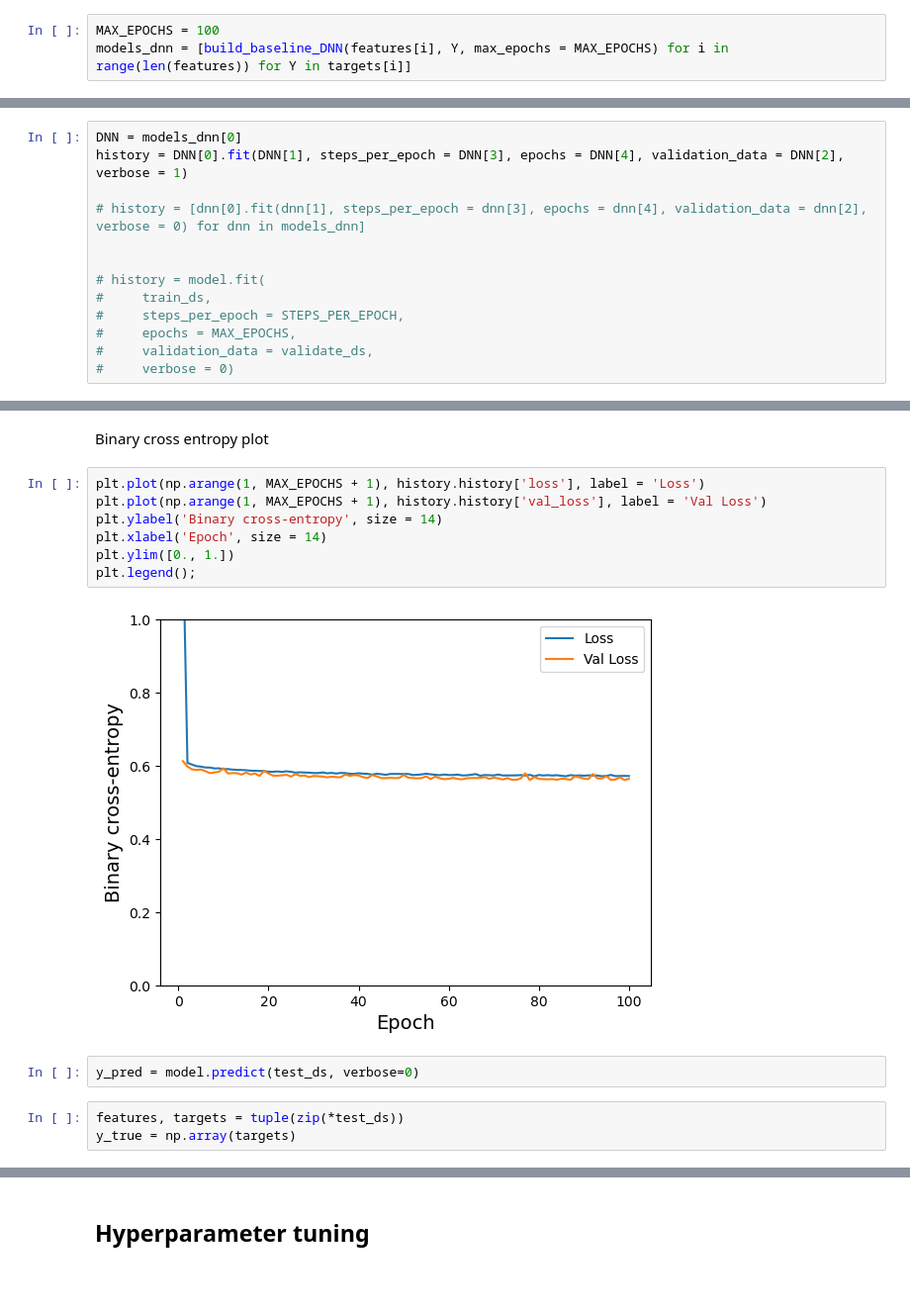
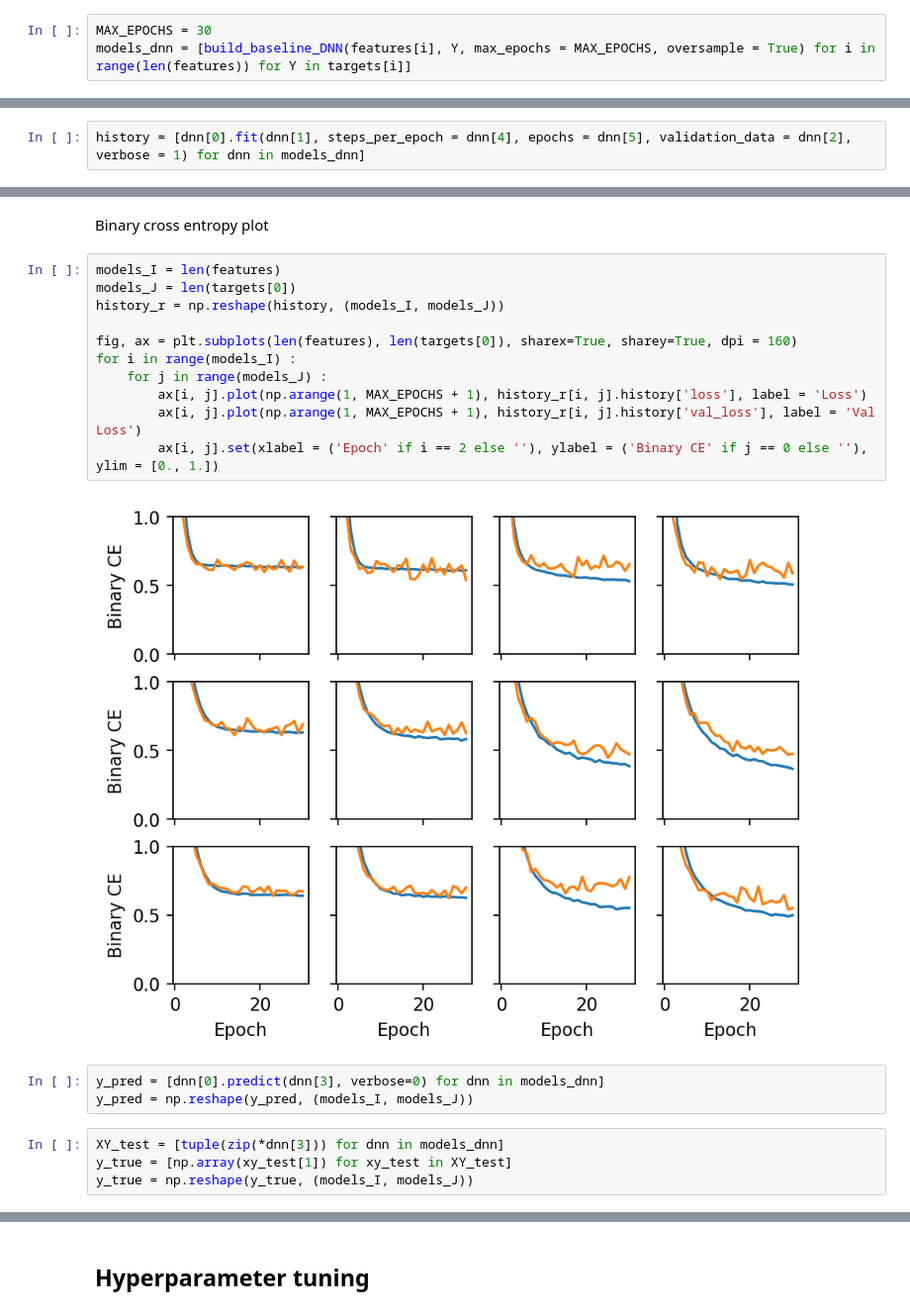
Before and after one commit to skylerstpierre/CardiovascularDiseaseClassification, a Jupyter notebook: CardiacDiseaseClassifiers_All.ipynb, the cells around one changed output, grey strips where cells are left out. Shown at 99% size. Saved outputs shown, nothing was run; the diff lists cells and outputs as text; blank space fills up the shorter version.

Commit message:
Trained 12 DNNs
Implemented:
- pre-shuffling for consistency across different datasets
- oversampling
- batch normalization prevented converging to trivial solutions

```diff
--- a/CardiacDiseaseClassifiers_All.ipynb
+++ b/CardiacDiseaseClassifiers_All.ipynb
@@ -129,5 +165,5 @@ def build_baseline_DNN(features, target, train_frac = 0.8, valtest_frac = 0.2, b
 # %% [markdown]
 #### Build 12 DNN models
 # %%
-MAX_EPOCHS = 100
-models_dnn = [build_baseline_DNN(features[i], Y, max_epochs = MAX_EPOCHS) for i in range(len(features)) for Y in targets[i]]
+MAX_EPOCHS = 30
+models_dnn = [build_baseline_DNN(features[i], Y, max_epochs = MAX_EPOCHS, oversample = True) for i in range(len(features)) for Y in targets[i]]
@@ -142,16 +170,5 @@ models_dnn[0]
 # %% [markdown]
 #### Train the models
 # %%
-DNN = models_dnn[0]
-history = DNN[0].fit(DNN[1], steps_per_epoch = DNN[3], epochs = DNN[4], validation_data = DNN[2], verbose = 1)
-
-# history = [dnn[0].fit(dnn[1], steps_per_epoch = dnn[3], epochs = dnn[4], validation_data = dnn[2], verbose = 0) for dnn in models_dnn]
-
-
-# history = model.fit(
-#     train_ds,
-#     steps_per_epoch = STEPS_PER_EPOCH,
-#     epochs = MAX_EPOCHS,
-#     validation_data = validate_ds,
-#     verbose = 0)
+history = [dnn[0].fit(dnn[1], steps_per_epoch = dnn[4], epochs = dnn[5], validation_data = dnn[2], verbose = 1) for dnn in models_dnn]
 # %% [output]
@@ -170,16 +194,22 @@ Epoch 1/100
 # %% [markdown]
 Binary cross entropy plot
 # %%
-plt.plot(np.arange(1, MAX_EPOCHS + 1), history.history['loss'], label = 'Loss')
-plt.plot(np.arange(1, MAX_EPOCHS + 1), history.history['val_loss'], label = 'Val Loss')
-plt.ylabel('Binary cross-entropy', size = 14)
-plt.xlabel('Epoch', size = 14)
-plt.ylim([0., 1.])
-plt.legend();
+models_I = len(features)
+models_J = len(targets[0])
+history_r = np.reshape(history, (models_I, models_J))
+
+fig, ax = plt.subplots(len(features), len(targets[0]), sharex=True, sharey=True, dpi = 160)
+for i in range(models_I) :
+    for j in range(models_J) :
+        ax[i, j].plot(np.arange(1, MAX_EPOCHS + 1), history_r[i, j].history['loss'], label = 'Loss')
+        ax[i, j].plot(np.arange(1, MAX_EPOCHS + 1), history_r[i, j].history['val_loss'], label = 'Val Loss')
+        ax[i, j].set(xlabel = ('Epoch' if i == 2 else ''), ylabel = ('Binary CE' if j == 0 else ''), ylim = [0., 1.])
 # %% [output]
-[figure, old version]
+[figure, new version]
 # %%
-y_pred = model.predict(test_ds, verbose=0)
+y_pred = [dnn[0].predict(dnn[3], verbose=0) for dnn in models_dnn]
+y_pred = np.reshape(y_pred, (models_I, models_J))
 # %%
-features, targets = tuple(zip(*test_ds))
-y_true = np.array(targets)
+XY_test = [tuple(zip(*dnn[3])) for dnn in models_dnn]
+y_true = [np.array(xy_test[1]) for xy_test in XY_test]
+y_true = np.reshape(y_true, (models_I, models_J))
```
Also changed, not shown: parts of 9 cells of this notebook.
